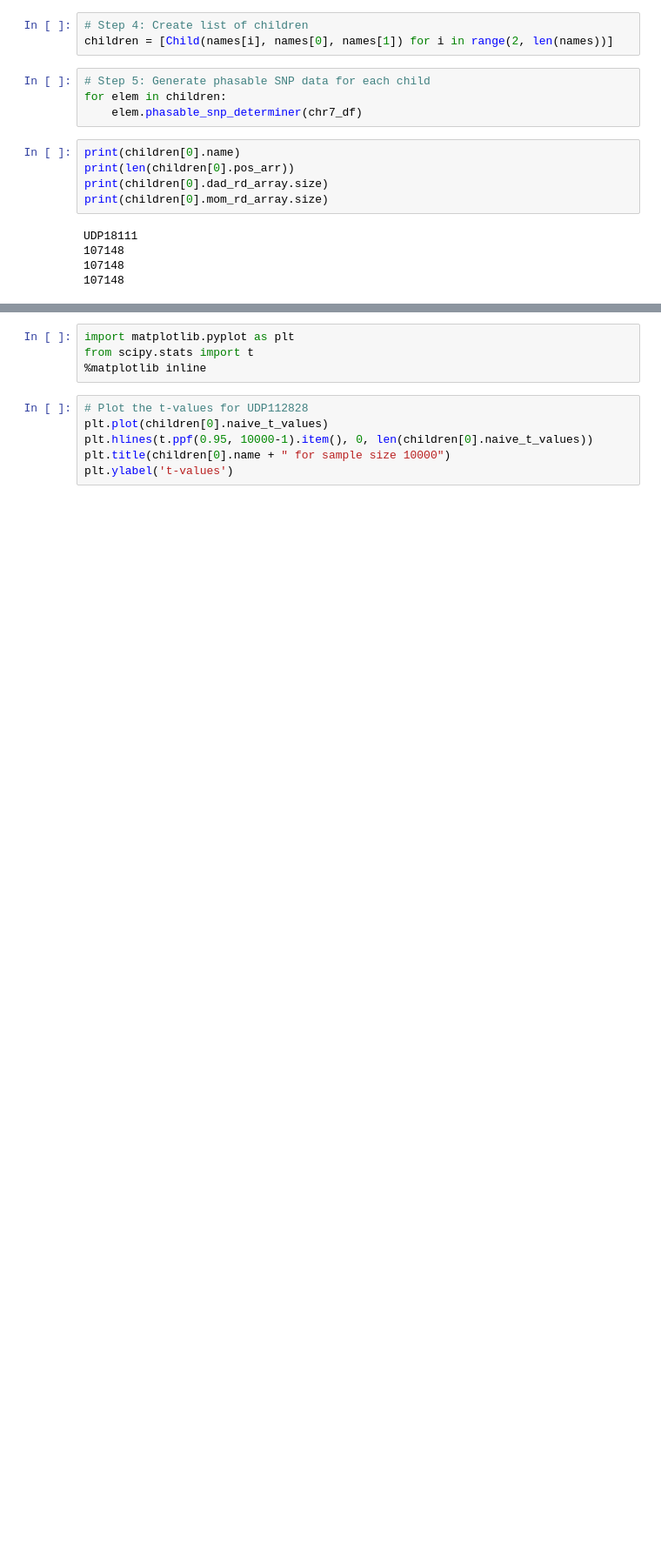
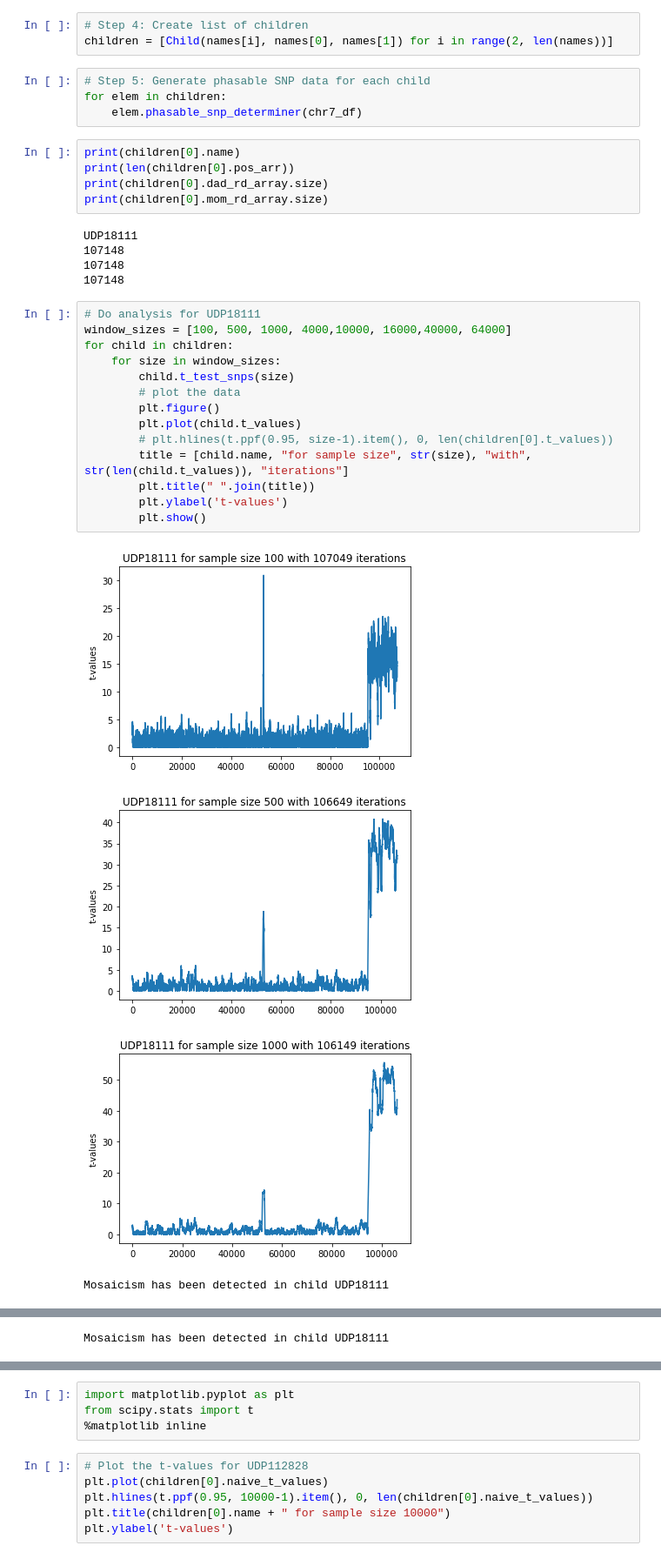
Before and after one commit to arodri48/mosaicism_detection_linear_time_complexity, a Jupyter notebook: python_phasing_project/Phasing_Program_test_notebook.ipynb, the cells around one changed output, grey strips where cells are left out. Shown at 87% size. Saved outputs shown, nothing was run; the diff lists cells and outputs as text; blank space fills up the shorter version.

Commit message:
figured out good default sample size and t-val threshold, will test

```diff
--- a/python_phasing_project/Phasing_Program_test_notebook.ipynb
+++ b/python_phasing_project/Phasing_Program_test_notebook.ipynb
@@ -56,3 +59,22 @@ UDP18111
 107148
 107148
 107148
+# %%
+# Do analysis for UDP18111
+window_sizes = [100, 500, 1000, 4000,10000, 16000,40000, 64000]
+for child in children:
+    for size in window_sizes:
+        child.t_test_snps(size)
+        # plot the data
+        plt.figure()
+        plt.plot(child.t_values)
+        # plt.hlines(t.ppf(0.95, size-1).item(), 0, len(children[0].t_values))
+        title = [child.name, "for sample size", str(size), "with", str(len(child.t_values)), "iterations"]
+        plt.title(" ".join(title))
+        plt.ylabel('t-values')
+        plt.show()
+# %% [output]
+[figure, added]
+[figure, added]
+[figure, added]
+Mosaicism has been detected in child UDP18111
@@ -58,0 +84 @@ UDP18111
+Mosaicism has been detected in child UDP18111
```
Also changed, not shown: parts of 6 cells of this notebook.
